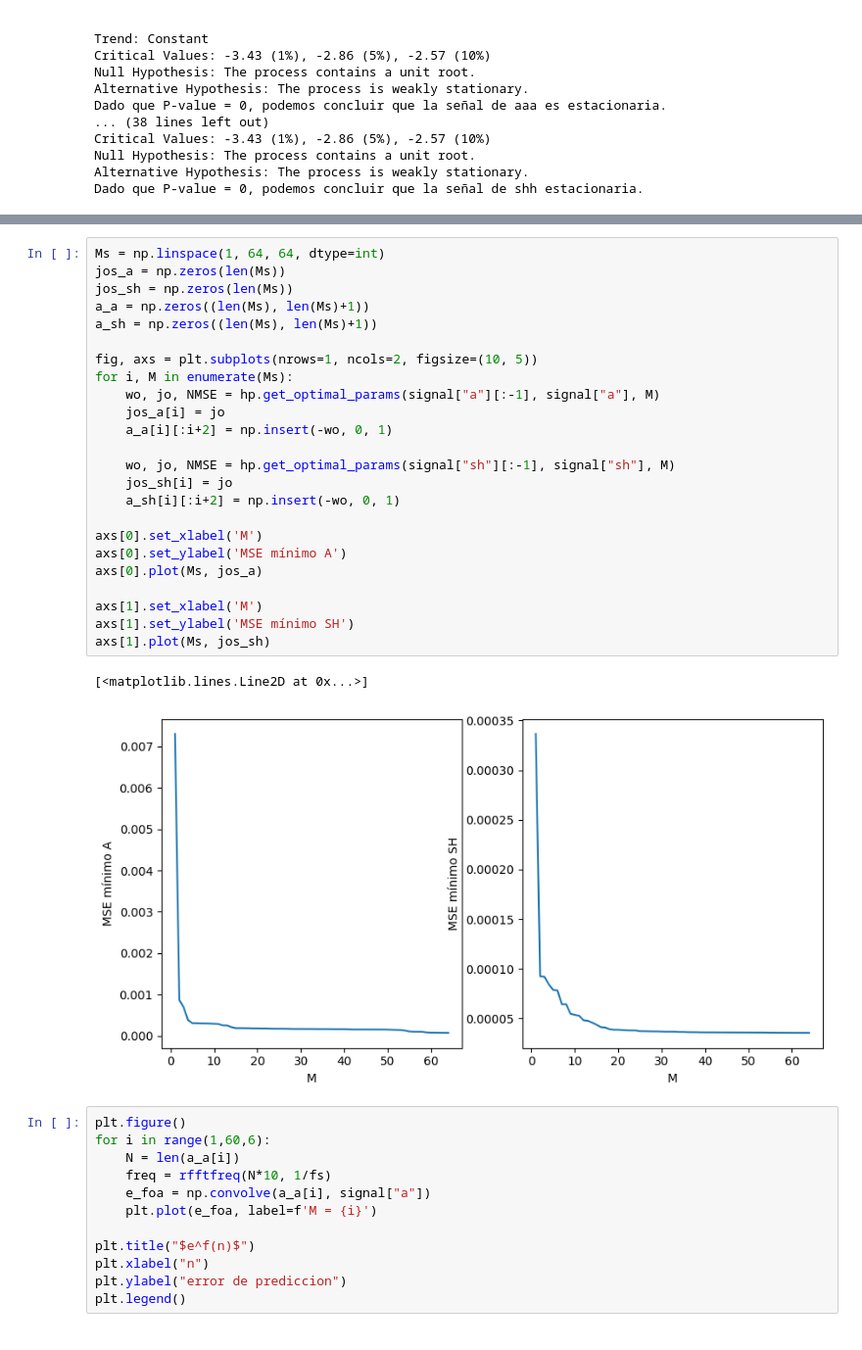
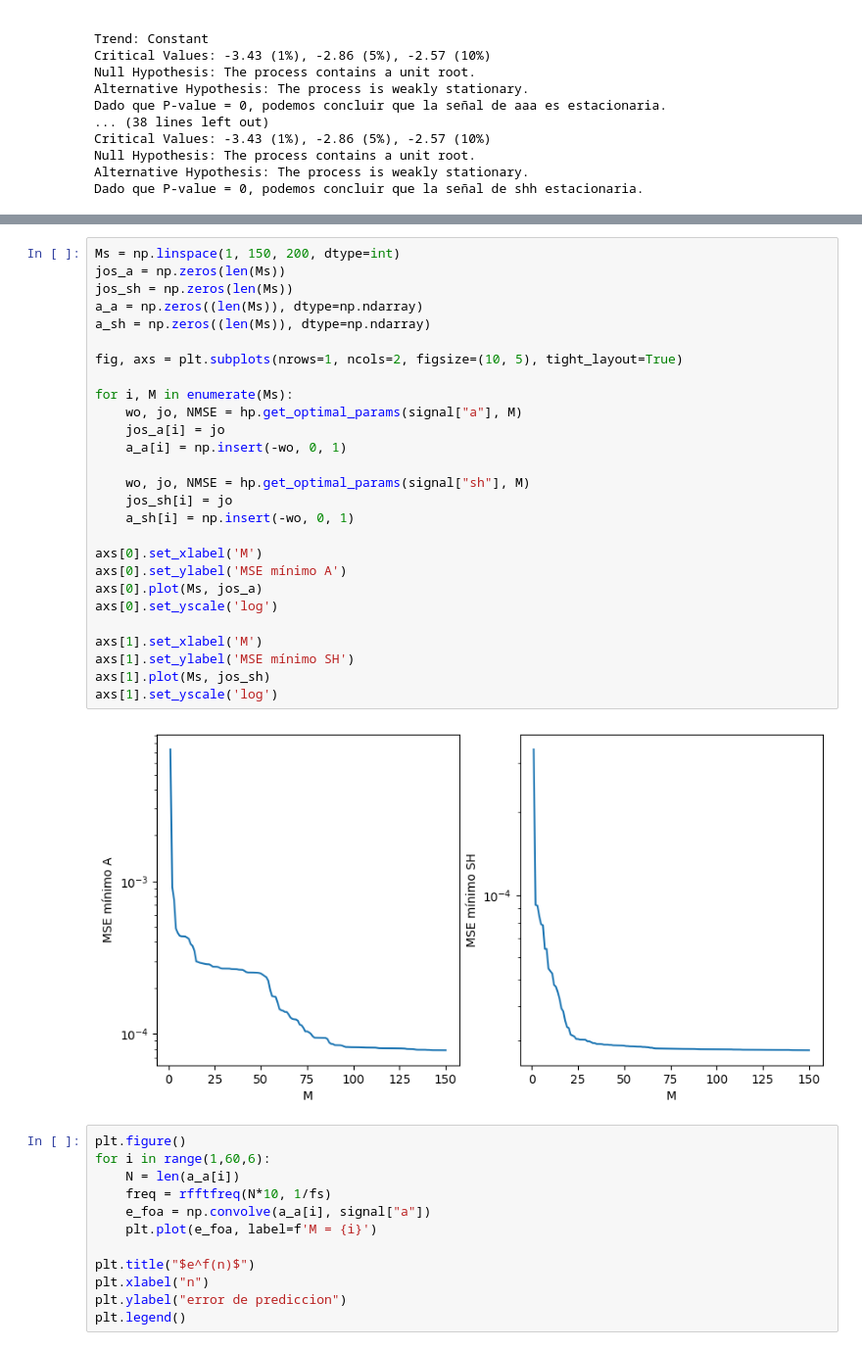
Before and after one commit to GonzaLinares/PASA_TP3, a Jupyter notebook: main.ipynb, the cells around one changed output, grey strips where cells are left out. Shown at 98% size. Saved outputs shown, nothing was run; the diff lists cells and outputs as text.

```diff
--- a/main.ipynb
+++ b/main.ipynb
@@ -72,30 +90,32 @@ Dado que P-value = 0, podemos concluir que la señal de shh estacionaria.
 # %%
-Ms = np.linspace(1, 64, 64, dtype=int)
+Ms = np.linspace(1, 150, 200, dtype=int)
 jos_a = np.zeros(len(Ms))
 jos_sh = np.zeros(len(Ms))
-a_a = np.zeros((len(Ms), len(Ms)+1))
-a_sh = np.zeros((len(Ms), len(Ms)+1))
+a_a = np.zeros((len(Ms)), dtype=np.ndarray)
+a_sh = np.zeros((len(Ms)), dtype=np.ndarray)
 
-fig, axs = plt.subplots(nrows=1, ncols=2, figsize=(10, 5))
+fig, axs = plt.subplots(nrows=1, ncols=2, figsize=(10, 5), tight_layout=True)
+
 for i, M in enumerate(Ms):
-    wo, jo, NMSE = hp.get_optimal_params(signal["a"][:-1], signal["a"], M)
+    wo, jo, NMSE = hp.get_optimal_params(signal["a"], M)
     jos_a[i] = jo
-    a_a[i][:i+2] = np.insert(-wo, 0, 1)
+    a_a[i] = np.insert(-wo, 0, 1)
 
-    wo, jo, NMSE = hp.get_optimal_params(signal["sh"][:-1], signal["sh"], M)
+    wo, jo, NMSE = hp.get_optimal_params(signal["sh"], M)
     jos_sh[i] = jo
-    a_sh[i][:i+2] = np.insert(-wo, 0, 1)
+    a_sh[i] = np.insert(-wo, 0, 1)
 
 axs[0].set_xlabel('M')
 axs[0].set_ylabel('MSE mínimo A')
 axs[0].plot(Ms, jos_a)
+axs[0].set_yscale('log')
 
 axs[1].set_xlabel('M')
 axs[1].set_ylabel('MSE mínimo SH')
 axs[1].plot(Ms, jos_sh)
+axs[1].set_yscale('log')
 # %% [output]
-[<matplotlib.lines.Line2D at 0x...>]
-[figure, old version]
+[figure, new version]
 # %%
 plt.figure()
 for i in range(1,60,6):
```
Also changed, not shown: parts of 2 cells of this notebook, 1 other file.
